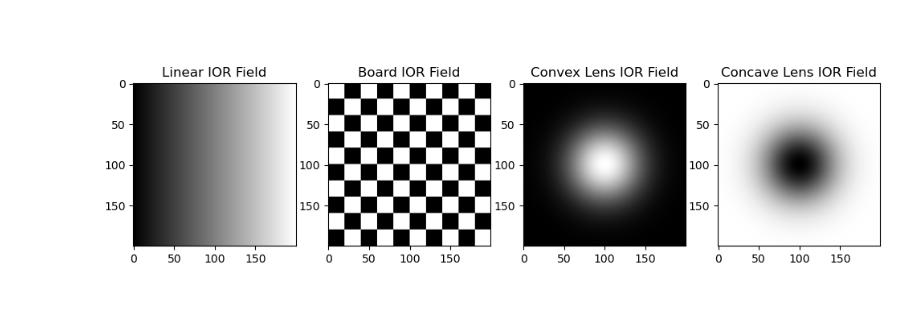
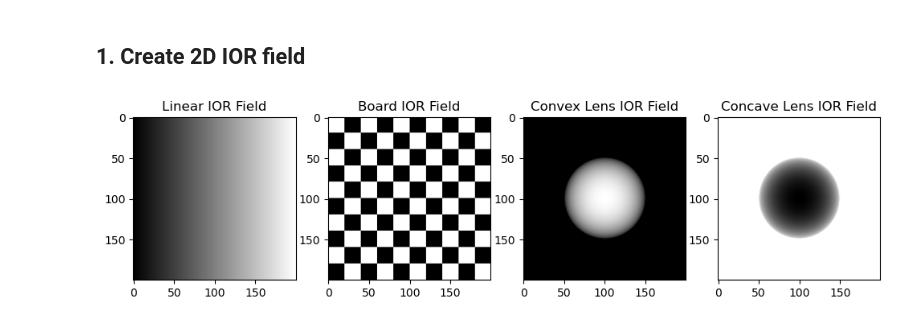
Before and after one commit to swirling-wind/demo-eikonal, a Jupyter notebook: main.ipynb, the cells around one changed output. Cells and saved outputs as stored; diff of their text form; code cells hidden in the pictures.

Commit message:
Adjust Len IOR field

```diff
--- a/main.ipynb
+++ b/main.ipynb
@@ -2,39 +2,44 @@
 from numba import jit
 import numpy as np
 import matplotlib.pyplot as plt
-# %% [markdown]
-##
+# %% [markdown]
+## 1. Create 2D IOR field
 # %%
 height, width = 200, 200
 gradient = np.linspace(0, 1, width, dtype=np.float32)
 linear_ior_field = np.tile(gradient, (height, 1))
 
 tile_size = 20
 board_ior_field = np.kron([[1, 0] * (width//tile_size//2),
                  [0, 1] * (width//tile_size//2)] * (height//tile_size//2),
                 np.ones((tile_size, tile_size)))
 
 x = np.linspace(-1, 1, width)
 y = np.linspace(-1, 1, height)
 X, Y = np.meshgrid(x, y)
+R = 0.5
+r = np.sqrt(X**2 + Y**2)
+n0, n1 = 1.5, 1.0
 
-convex_lens_ior_field = np.exp(-(X**2 + Y**2) / 0.2)
-concave_lens_ior_field = 1 - np.exp(-(X**2 + Y**2) / 0.2)
+convex_lens_ior_field = n0 + (n1 - n0) * (1 - np.sqrt(1 - np.minimum(r/R, 1)**2))
+
+concave_lens_ior_field = n0 - (n1 - n0) * (1 - np.sqrt(1 - np.minimum(r/R, 1)**2))
+
 
 # plot
 plt.figure(figsize=(12, 3))
 plt.subplot(141)
 plt.imshow(linear_ior_field, cmap='gray')
 plt.title('Linear IOR Field')
 plt.subplot(142)
 plt.imshow(board_ior_field, cmap='gray')
 plt.title('Board IOR Field')
 plt.subplot(143)
 plt.imshow(convex_lens_ior_field, cmap='gray')
 plt.title('Convex Lens IOR Field')
 plt.subplot(144)
 plt.imshow(concave_lens_ior_field, cmap='gray')
 plt.title('Concave Lens IOR Field')
 plt.show()
 # %% [output]
-[figure, old version]
+[figure, new version]
```
